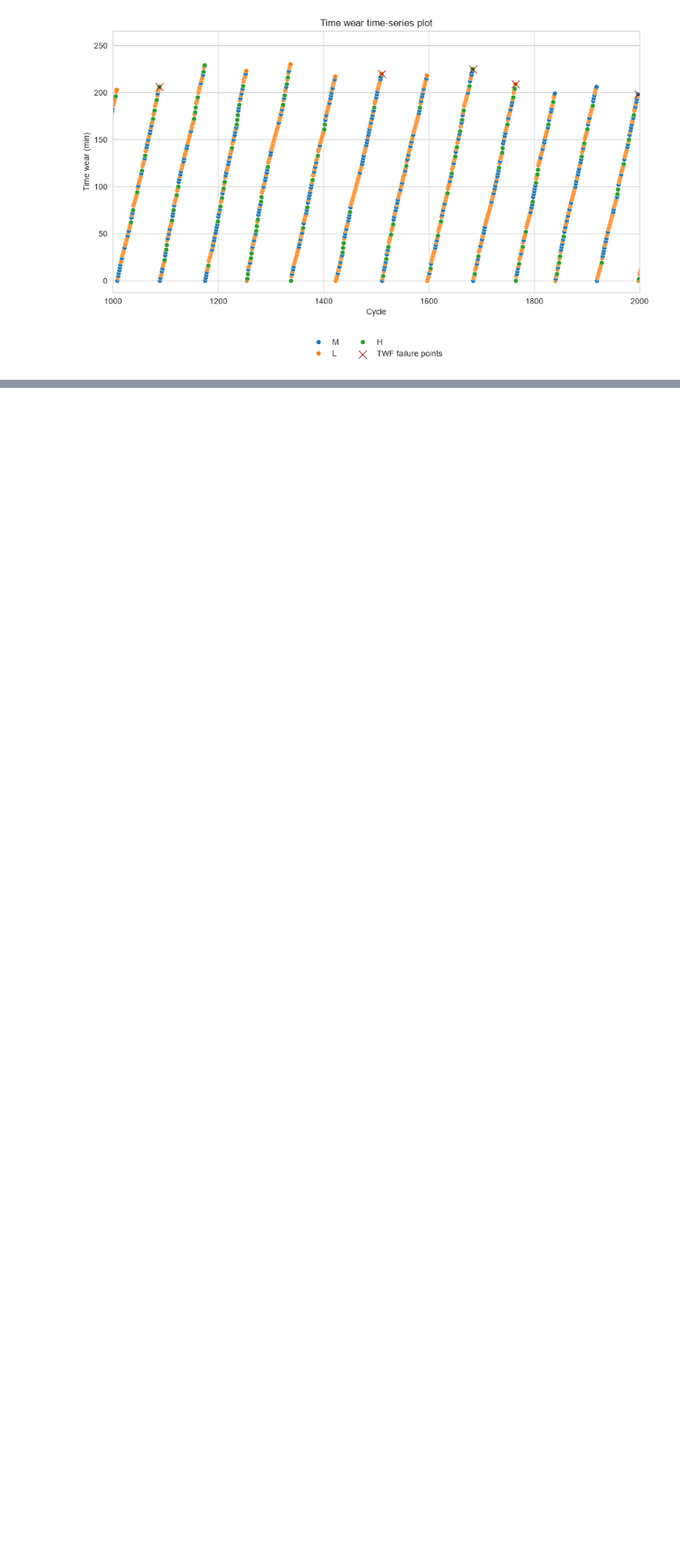
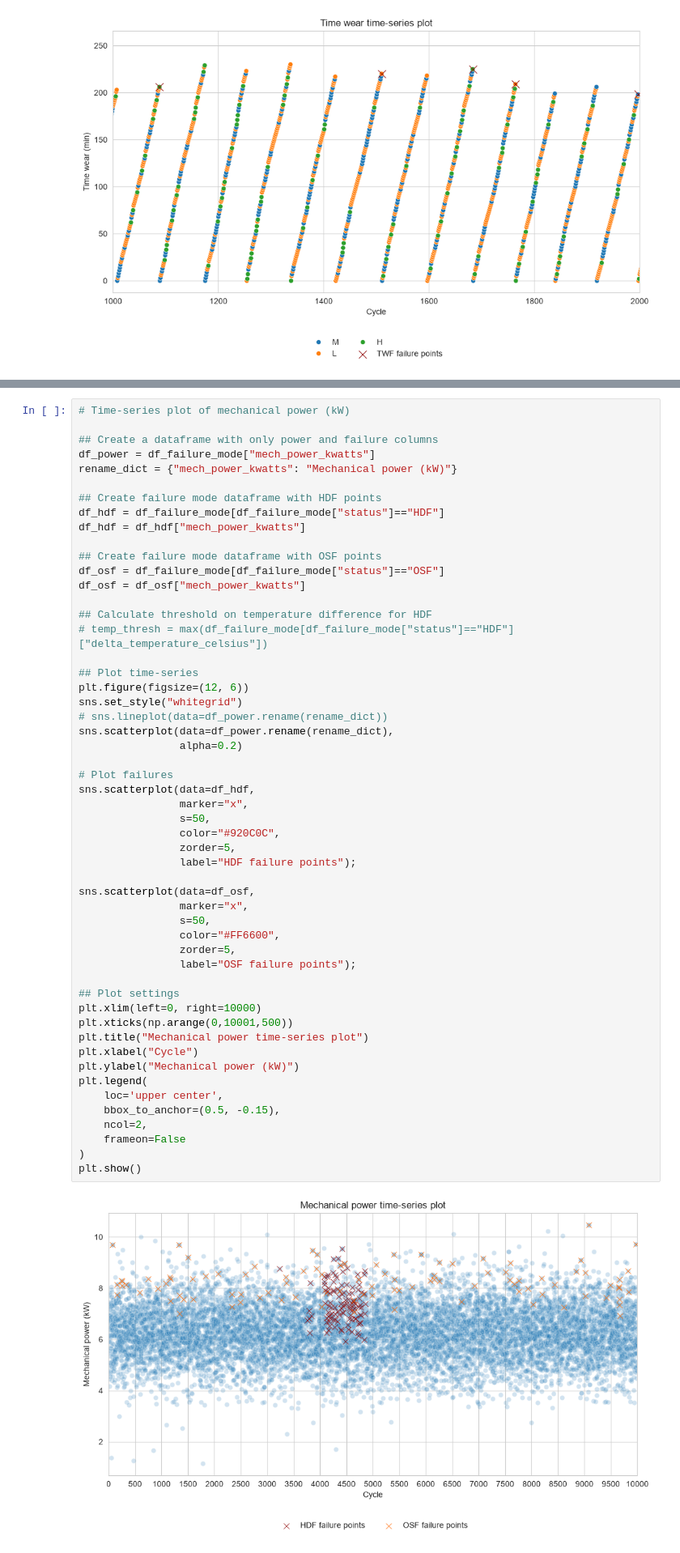
Before and after one commit to ghperez/milling-pdm, a Jupyter notebook: notebooks/03_process_variables_analysis.ipynb, the cells around one changed output, grey strips where cells are left out. Shown at 81% size. Saved outputs shown, nothing was run; the diff lists cells and outputs as text; blank space fills up the shorter version.

Commit message:
feat(ipynb): plotted time-series for time wear and mechanical power

```diff
--- a/notebooks/03_process_variables_analysis.ipynb
+++ b/notebooks/03_process_variables_analysis.ipynb
@@ -333,0 +318,55 @@ plt.show()
+# %%
+# Time-series plot of mechanical power (kW)
+
+## Create a dataframe with only power and failure columns
+df_power = df_failure_mode["mech_power_kwatts"]
+rename_dict = {"mech_power_kwatts": "Mechanical power (kW)"}
+
+## Create failure mode dataframe with HDF points
+df_hdf = df_failure_mode[df_failure_mode["status"]=="HDF"]
+df_hdf = df_hdf["mech_power_kwatts"]
+
+## Create failure mode dataframe with OSF points
+df_osf = df_failure_mode[df_failure_mode["status"]=="OSF"]
+df_osf = df_osf["mech_power_kwatts"]
+
+## Calculate threshold on temperature difference for HDF
+# temp_thresh = max(df_failure_mode[df_failure_mode["status"]=="HDF"]["delta_temperature_celsius"])
+
+## Plot time-series
+plt.figure(figsize=(12, 6))
+sns.set_style("whitegrid")
+# sns.lineplot(data=df_power.rename(rename_dict))
+sns.scatterplot(data=df_power.rename(rename_dict),
+                alpha=0.2)
+
+# Plot failures
+sns.scatterplot(data=df_hdf,
+                marker="x",
+                s=50,
+                color="#920C0C",
+                zorder=5,
+                label="HDF failure points");
+
+sns.scatterplot(data=df_osf,
+                marker="x",
+                s=50,
+                color="#FF6600",
+                zorder=5,
+                label="OSF failure points");
+
+## Plot settings
+plt.xlim(left=0, right=10000)
+plt.xticks(np.arange(0,10001,500))
+plt.title("Mechanical power time-series plot")
+plt.xlabel("Cycle")
+plt.ylabel("Mechanical power (kW)")
+plt.legend(
+    loc='upper center',
+    bbox_to_anchor=(0.5, -0.15),
+    ncol=2,
+    frameon=False
+)
+plt.show()
+# %% [output]
+[figure, added]
```
Also changed, not shown: parts of 11 cells of this notebook.
